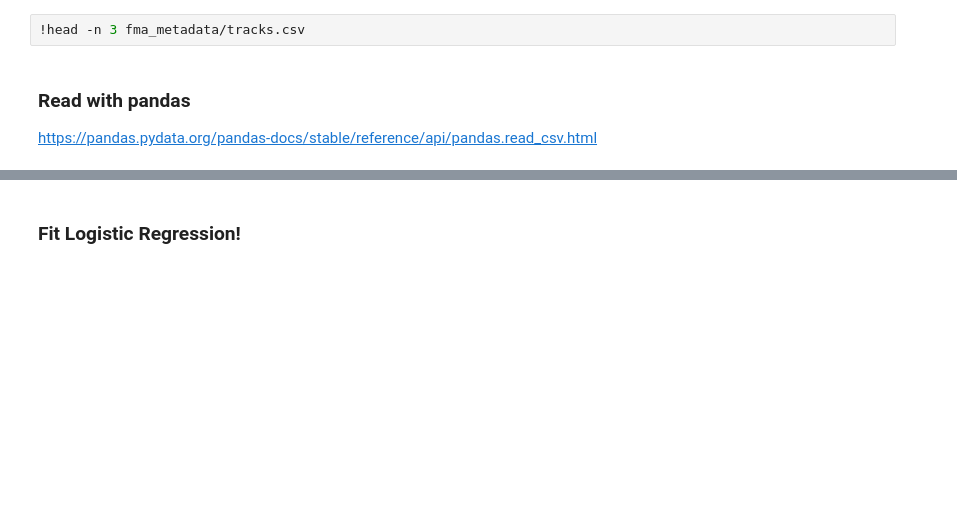
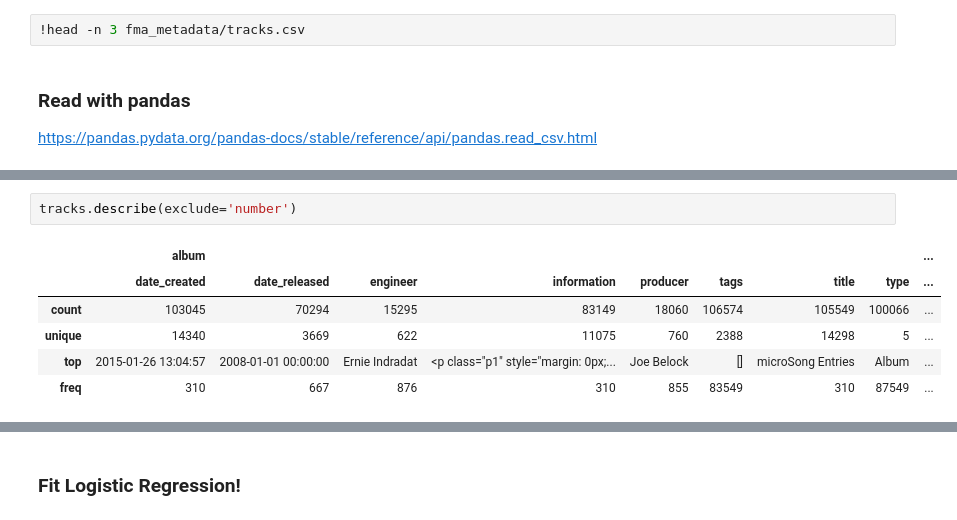
Before and after one commit to LambdaSchool/DS-Unit-2-Sprint-3-Classification-Validation, a Jupyter notebook: module1-logistic-regression/LS_DS_231_Logistic_Regression.ipynb, the cells around one changed output, grey strips where cells are left out. Drawn from its saved outputs; the diff is of its cells as text; blank space fills up the shorter version.

```diff
--- a/module1-logistic-regression/LS_DS_231_Logistic_Regression.ipynb
+++ b/module1-logistic-regression/LS_DS_231_Logistic_Regression.ipynb
@@ -292,0 +306,9 @@ tracks.head()
+# %%
+tracks.describe(exclude='number')
+# %% [output]
+|  | album |  |  |  |  |  |  |  | ... |
+|  | date_created | date_released | engineer | information | producer | tags | title | type | ... |
+| count | 103045 | 70294 | 15295 | 83149 | 18060 | 106574 | 105549 | 100066 | ... |
+| unique | 14340 | 3669 | 622 | 11075 | 760 | 2388 | 14298 | 5 | ... |
+| top | 2015-01-26 13:04:57 | 2008-01-01 00:00:00 | Ernie Indradat | <p class="p1" style="margin: 0px;... | Joe Belock | [] | microSong Entries | Album | ... |
+| freq | 310 | 667 | 876 | 310 | 855 | 83549 | 310 | 87549 | ... |
```
Also changed, not shown: parts of 11 cells of this notebook.
